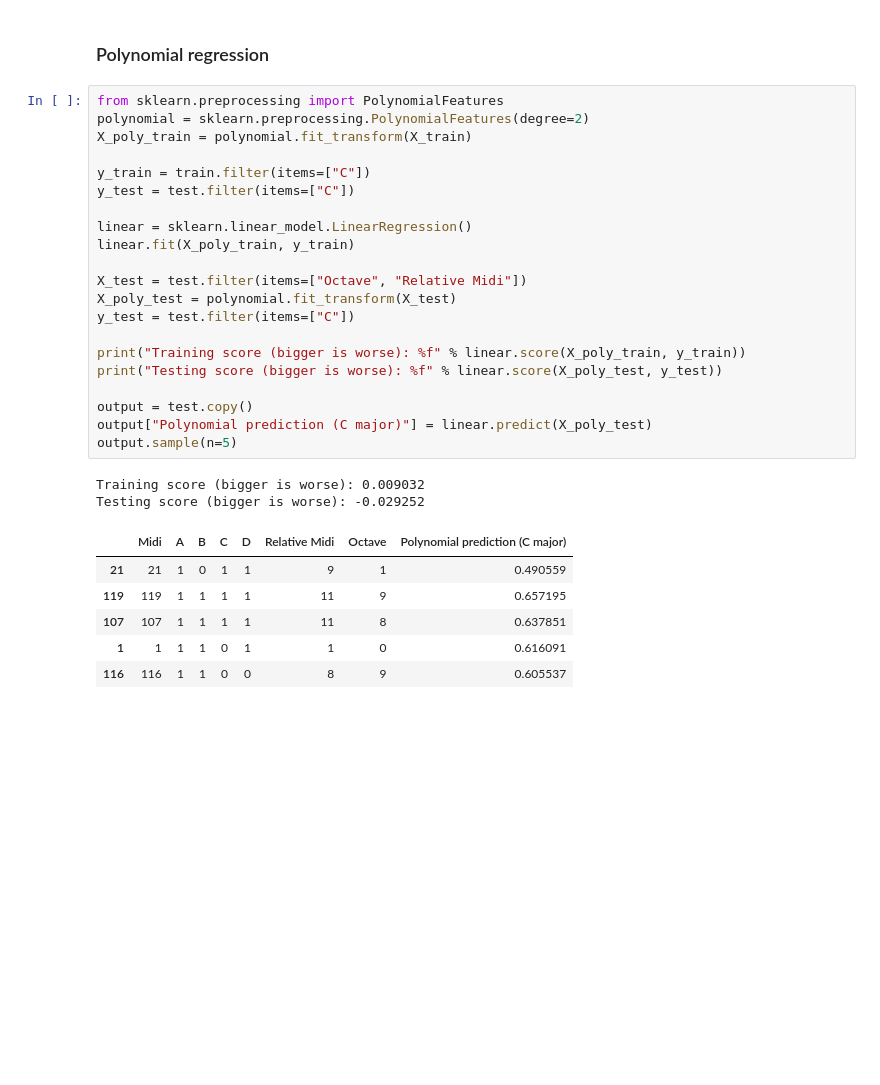
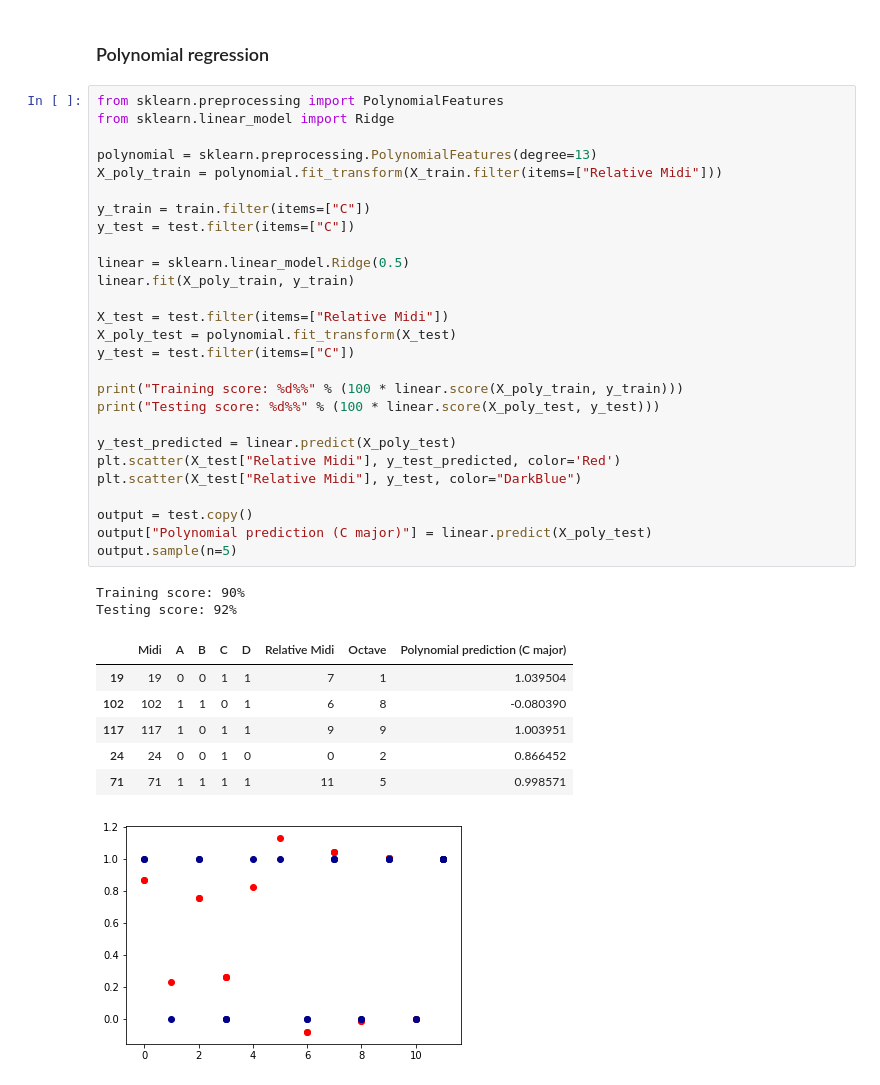
Before and after one commit to ctford/old-town-code, a Jupyter notebook: old-town-code.ipynb, the cells around one changed output. Saved outputs shown, nothing was run; the diff lists cells and outputs as text; blank space fills up the shorter version.

Commit message:
Get a massive polynomial working.

```diff
--- a/old-town-code.ipynb
+++ b/old-town-code.ipynb
@@ -235,31 +255,38 @@ Testing accuracy: 19%
 ### Polynomial regression
 # %%
 from sklearn.preprocessing import PolynomialFeatures
-polynomial = sklearn.preprocessing.PolynomialFeatures(degree=2)
-X_poly_train = polynomial.fit_transform(X_train)
+from sklearn.linear_model import Ridge
+
+polynomial = sklearn.preprocessing.PolynomialFeatures(degree=13)
+X_poly_train = polynomial.fit_transform(X_train.filter(items=["Relative Midi"]))
 
 y_train = train.filter(items=["C"])
 y_test = test.filter(items=["C"])
 
-linear = sklearn.linear_model.LinearRegression()
+linear = sklearn.linear_model.Ridge(0.5)
 linear.fit(X_poly_train, y_train)
 
-X_test = test.filter(items=["Octave", "Relative Midi"])
+X_test = test.filter(items=["Relative Midi"])
 X_poly_test = polynomial.fit_transform(X_test)
 y_test = test.filter(items=["C"])
 
-print("Training score (bigger is worse): %f" % linear.score(X_poly_train, y_train))
-print("Testing score (bigger is worse): %f" % linear.score(X_poly_test, y_test))
+print("Training score: %d%%" % (100 * linear.score(X_poly_train, y_train)))
+print("Testing score: %d%%" % (100 * linear.score(X_poly_test, y_test)))
+
+y_test_predicted = linear.predict(X_poly_test)
+plt.scatter(X_test["Relative Midi"], y_test_predicted, color='Red')
+plt.scatter(X_test["Relative Midi"], y_test, color="DarkBlue")
 
 output = test.copy()
 output["Polynomial prediction (C major)"] = linear.predict(X_poly_test)
 output.sample(n=5)
 # %% [output]
-Training score (bigger is worse): 0.009032
-Testing score (bigger is worse): -0.029252
+Training score: 90%
+Testing score: 92%
 |  | Midi | A | B | C | D | Relative Midi | Octave | Polynomial prediction (C major) |
-| 21 | 21 | 1 | 0 | 1 | 1 | 9 | 1 | 0.490559 |
-| 119 | 119 | 1 | 1 | 1 | 1 | 11 | 9 | 0.657195 |
-| 107 | 107 | 1 | 1 | 1 | 1 | 11 | 8 | 0.637851 |
-| 1 | 1 | 1 | 1 | 0 | 1 | 1 | 0 | 0.616091 |
-| 116 | 116 | 1 | 1 | 0 | 0 | 8 | 9 | 0.605537 |
+| 19 | 19 | 0 | 0 | 1 | 1 | 7 | 1 | 1.039504 |
+| 102 | 102 | 1 | 1 | 0 | 1 | 6 | 8 | -0.080390 |
+| 117 | 117 | 1 | 0 | 1 | 1 | 9 | 9 | 1.003951 |
+| 24 | 24 | 0 | 0 | 1 | 0 | 0 | 2 | 0.866452 |
+| 71 | 71 | 1 | 1 | 1 | 1 | 11 | 5 | 0.998571 |
+[figure, added]
```
Also changed, not shown: parts of 8 cells of this notebook.
